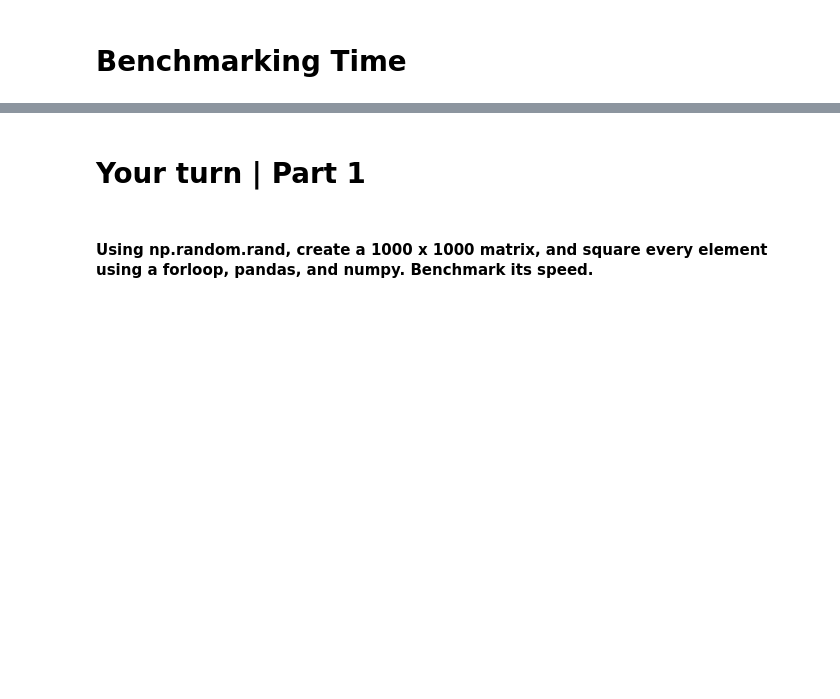
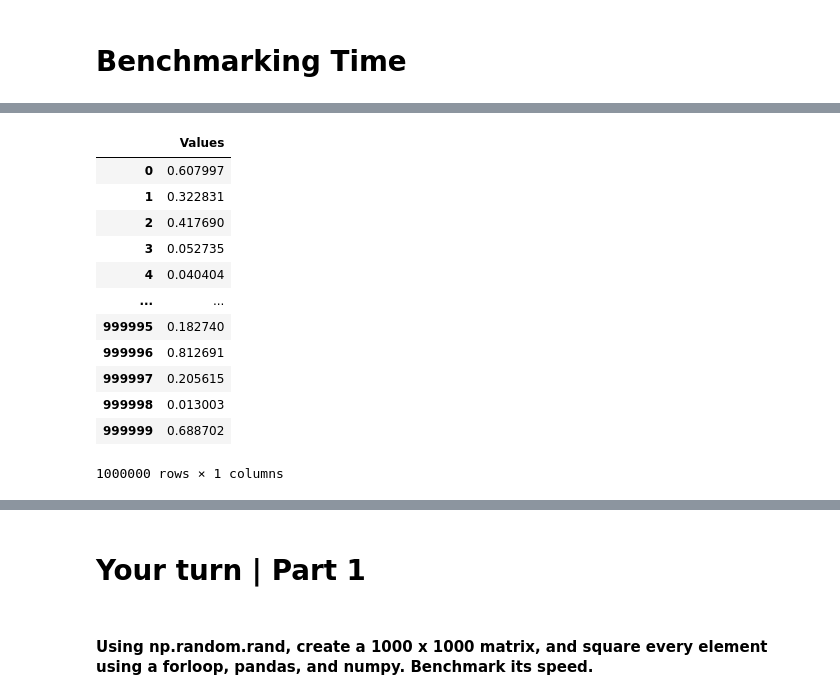
Before and after one commit to victoralexandermoreno/QSS45, a Jupyter notebook: Unit_2-Linear Algebra_blank.ipynb, the cells around one changed output, grey strips where cells are left out. Drawn from its saved outputs; the diff is of its cells as text; code cells hidden in the pictures; blank space fills up the shorter version.

```diff
--- a/Unit_2-Linear Algebra_blank.ipynb
+++ b/Unit_2-Linear Algebra_blank.ipynb
@@ -137,14 +197,28 @@ print(f"Time taken using a for loop: {for_loop_time:.4f} seconds")
 # %%
 df = pd.DataFrame(data, columns=['Values'])
+df
+# start_time = time.time()
 
-start_time = time.time()
+# squared_apply = df['Values'].apply(lambda x: x ** 2)
 
-squared_apply = df['Values'].apply(lambda x: x ** 2)
+# end_time = time.time()
+# apply_time = end_time - start_time
 
-end_time = time.time()
-apply_time = end_time - start_time
-
-print(f"Time taken using Pandas apply(): {apply_time:.4f} seconds")
+# print(f"Time taken using Pandas apply(): {apply_time:.4f} seconds")
+# %% [output]
+|  | Values |
+| 0 | 0.607997 |
+| 1 | 0.322831 |
+| 2 | 0.417690 |
+| 3 | 0.052735 |
+| 4 | 0.040404 |
+| ... | ... |
+| 999995 | 0.182740 |
+| 999996 | 0.812691 |
+| 999997 | 0.205615 |
+| 999998 | 0.013003 |
+| 999999 | 0.688702 |
+1000000 rows × 1 columns
 # %%
 start_time = time.time()
 
```
Also changed, not shown: parts of 21 cells of this notebook.
